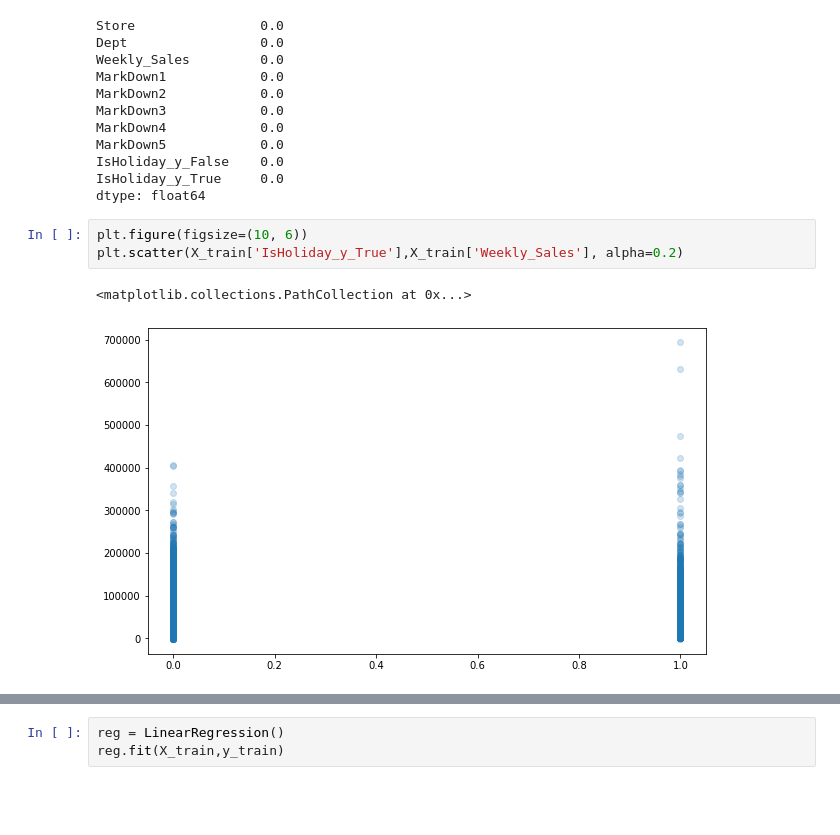
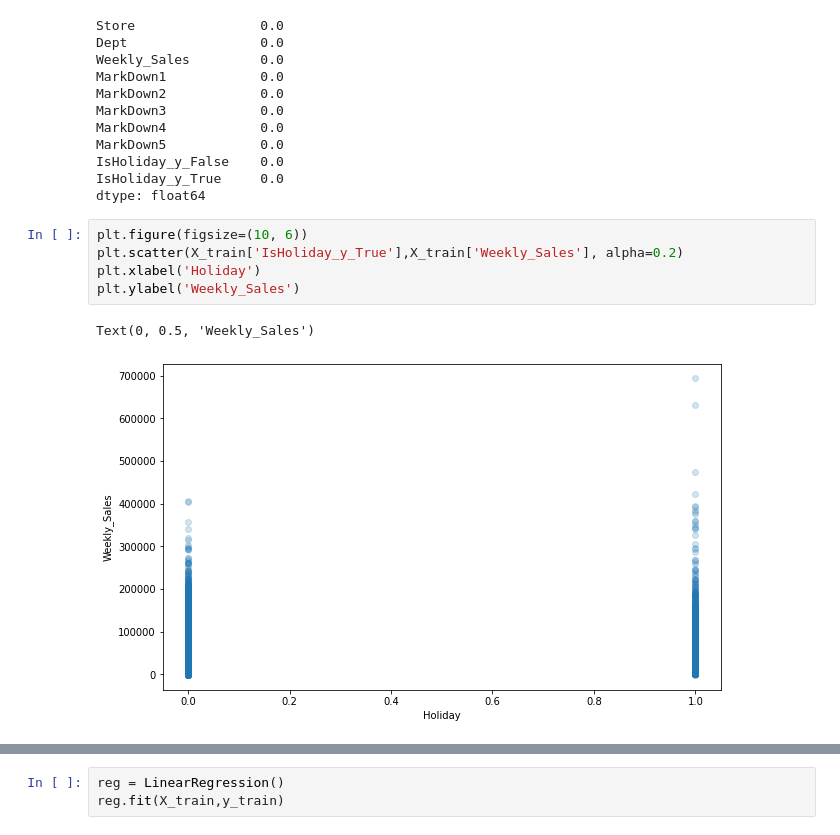
Before and after one commit to robsonbfreitas/TrabalhoFinal, a Jupyter notebook: TrabalhoFinal.ipynb, the cells around one changed output, grey strips where cells are left out. Cells and saved outputs as stored; diff of their text form; blank space fills up the shorter version.

```diff
--- a/TrabalhoFinal.ipynb
+++ b/TrabalhoFinal.ipynb
@@ -318,6 +318,8 @@ dtype: float64
 # %%
 plt.figure(figsize=(10, 6))
 plt.scatter(X_train['IsHoliday_y_True'],X_train['Weekly_Sales'], alpha=0.2)
+plt.xlabel('Holiday')
+plt.ylabel('Weekly_Sales')
 # %% [output]
-<matplotlib.collections.PathCollection at 0x...>
+Text(0, 0.5, 'Weekly_Sales')
-[figure, old version]
+[figure, new version]
```
Also changed, not shown: parts of 1 cell of this notebook.
